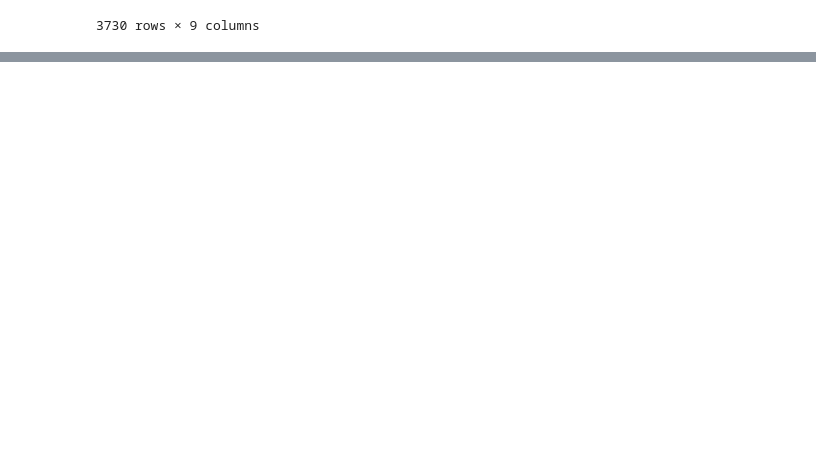
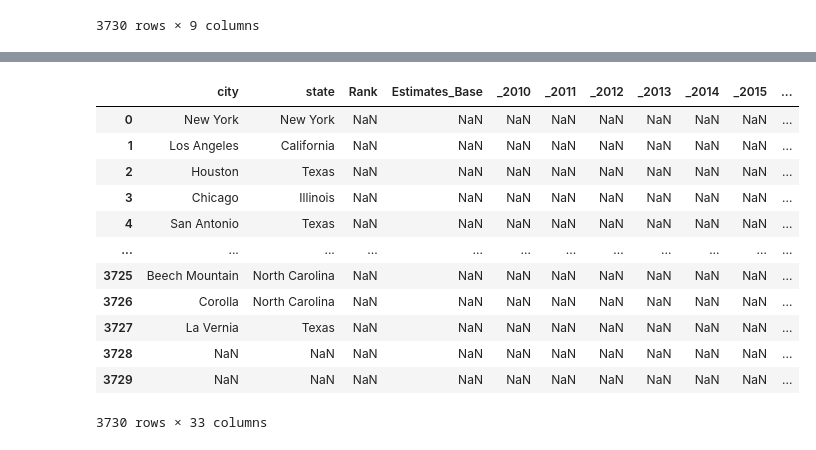
Before and after one commit to phil-wew/ETL_group_project, a Jupyter notebook: Cleaning_data.ipynb, the cells around one changed output, grey strips where cells are left out. Drawn from its saved outputs; the diff is of its cells as text; code cells hidden in the pictures; blank space fills up the shorter version.

```diff
--- a/Cleaning_data.ipynb
+++ b/Cleaning_data.ipynb
@@ -379,0 +384,8 @@ See the caveats in the documentation: https://pandas.pydata.org/pandas-docs/stab
+# %%
+avgs = master_avg.rename(columns={"RegionName":"city", "StateName":"state"})
+avgs.head()
+
+
+rounded_avg = avgs.round(decimals = 2)
+
+rounded_avg
@@ -379,0 +406,26 @@ See the caveats in the documentation: https://pandas.pydata.org/pandas-docs/stab
+# %%
+rounded_avg.to_csv(r'avg_prices.csv')
+
+population = pd.read_csv(r'Zillow_Population.csv')
+
+pop = pd.DataFrame(population)
+
+pop_price = pd.merge(pop, rounded_avg, how= 'right', on=["city", "state"])
+
+pop_price.to_csv(r'pop_price.csv')
+# %%
+pop_price
+# %% [output]
+|  | city | state | Rank | Estimates_Base | _2010 | _2011 | _2012 | _2013 | _2014 | _2015 | ... |
+| 0 | New York | New York | NaN | NaN | NaN | NaN | NaN | NaN | NaN | NaN | ... |
+| 1 | Los Angeles | California | NaN | NaN | NaN | NaN | NaN | NaN | NaN | NaN | ... |
+| 2 | Houston | Texas | NaN | NaN | NaN | NaN | NaN | NaN | NaN | NaN | ... |
+| 3 | Chicago | Illinois | NaN | NaN | NaN | NaN | NaN | NaN | NaN | NaN | ... |
+| 4 | San Antonio | Texas | NaN | NaN | NaN | NaN | NaN | NaN | NaN | NaN | ... |
+| ... | ... | ... | ... | ... | ... | ... | ... | ... | ... | ... | ... |
+| 3725 | Beech Mountain | North Carolina | NaN | NaN | NaN | NaN | NaN | NaN | NaN | NaN | ... |
+| 3726 | Corolla | North Carolina | NaN | NaN | NaN | NaN | NaN | NaN | NaN | NaN | ... |
+| 3727 | La Vernia | Texas | NaN | NaN | NaN | NaN | NaN | NaN | NaN | NaN | ... |
+| 3728 | NaN | NaN | NaN | NaN | NaN | NaN | NaN | NaN | NaN | NaN | ... |
+| 3729 | NaN | NaN | NaN | NaN | NaN | NaN | NaN | NaN | NaN | NaN | ... |
+3730 rows × 33 columns
```
Also changed, not shown: parts of 2 cells of this notebook, 3 other files.
